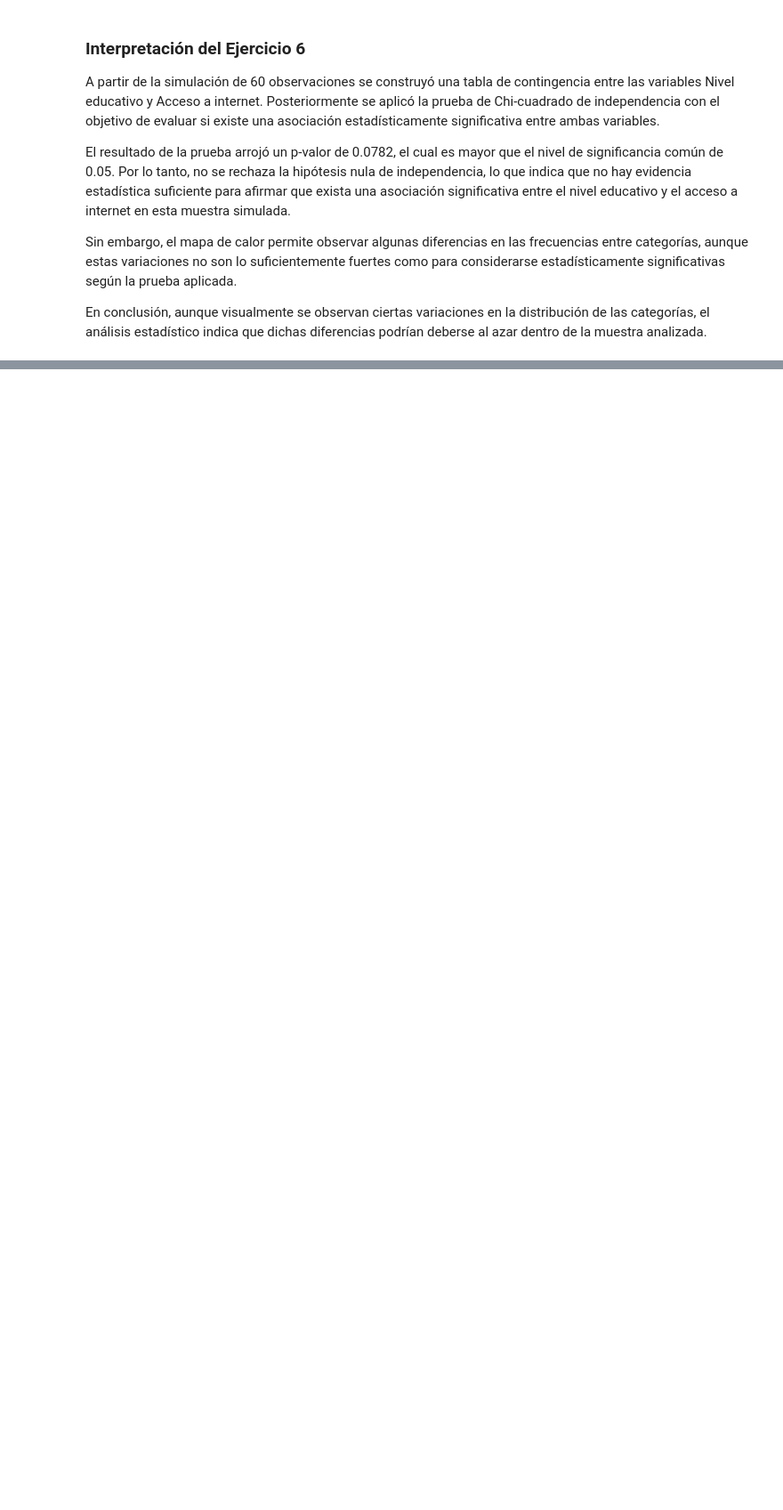
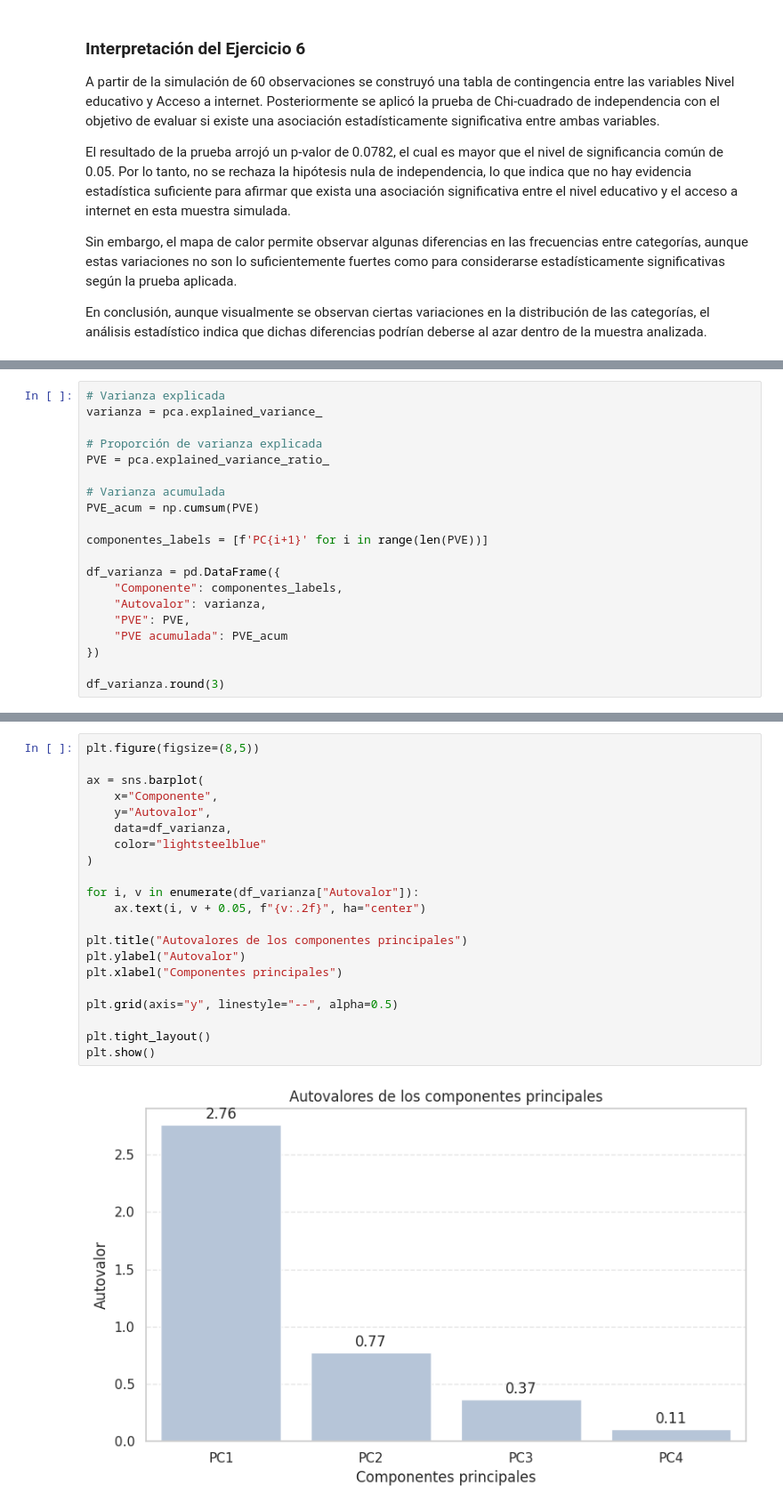
Before and after one commit to JulianCarvajal/BeatAnalytics, a Jupyter notebook: sesiones_practicas/sp_2_natalia_bernal_julian_carvajal.ipynb, the cells around one changed output, grey strips where cells are left out. Shown at 89% size. Drawn from its saved outputs; the diff is of its cells as text; blank space fills up the shorter version.

```diff
--- a/sesiones_practicas/sp_2_natalia_bernal_julian_carvajal.ipynb
+++ b/sesiones_practicas/sp_2_natalia_bernal_julian_carvajal.ipynb
@@ -457,0 +620,20 @@ En conclusión, aunque visualmente se observan ciertas variaciones en la distrib
+# %%
+# Varianza explicada
+varianza = pca.explained_variance_
+
+# Proporción de varianza explicada
+PVE = pca.explained_variance_ratio_
+
+# Varianza acumulada
+PVE_acum = np.cumsum(PVE)
+
+componentes_labels = [f'PC{i+1}' for i in range(len(PVE))]
+
+df_varianza = pd.DataFrame({
+    "Componente": componentes_labels,
+    "Autovalor": varianza,
+    "PVE": PVE,
+    "PVE acumulada": PVE_acum
+})
+
+df_varianza.round(3)
@@ -457,0 +646,23 @@ En conclusión, aunque visualmente se observan ciertas variaciones en la distrib
+# %%
+plt.figure(figsize=(8,5))
+
+ax = sns.barplot(
+    x="Componente",
+    y="Autovalor",
+    data=df_varianza,
+    color="lightsteelblue"
+)
+
+for i, v in enumerate(df_varianza["Autovalor"]):
+    ax.text(i, v + 0.05, f"{v:.2f}", ha="center")
+
+plt.title("Autovalores de los componentes principales")
+plt.ylabel("Autovalor")
+plt.xlabel("Componentes principales")
+
+plt.grid(axis="y", linestyle="--", alpha=0.5)
+
+plt.tight_layout()
+plt.show()
+# %% [output]
+[figure, added]
```
Also changed, not shown: parts of 17 cells of this notebook.
